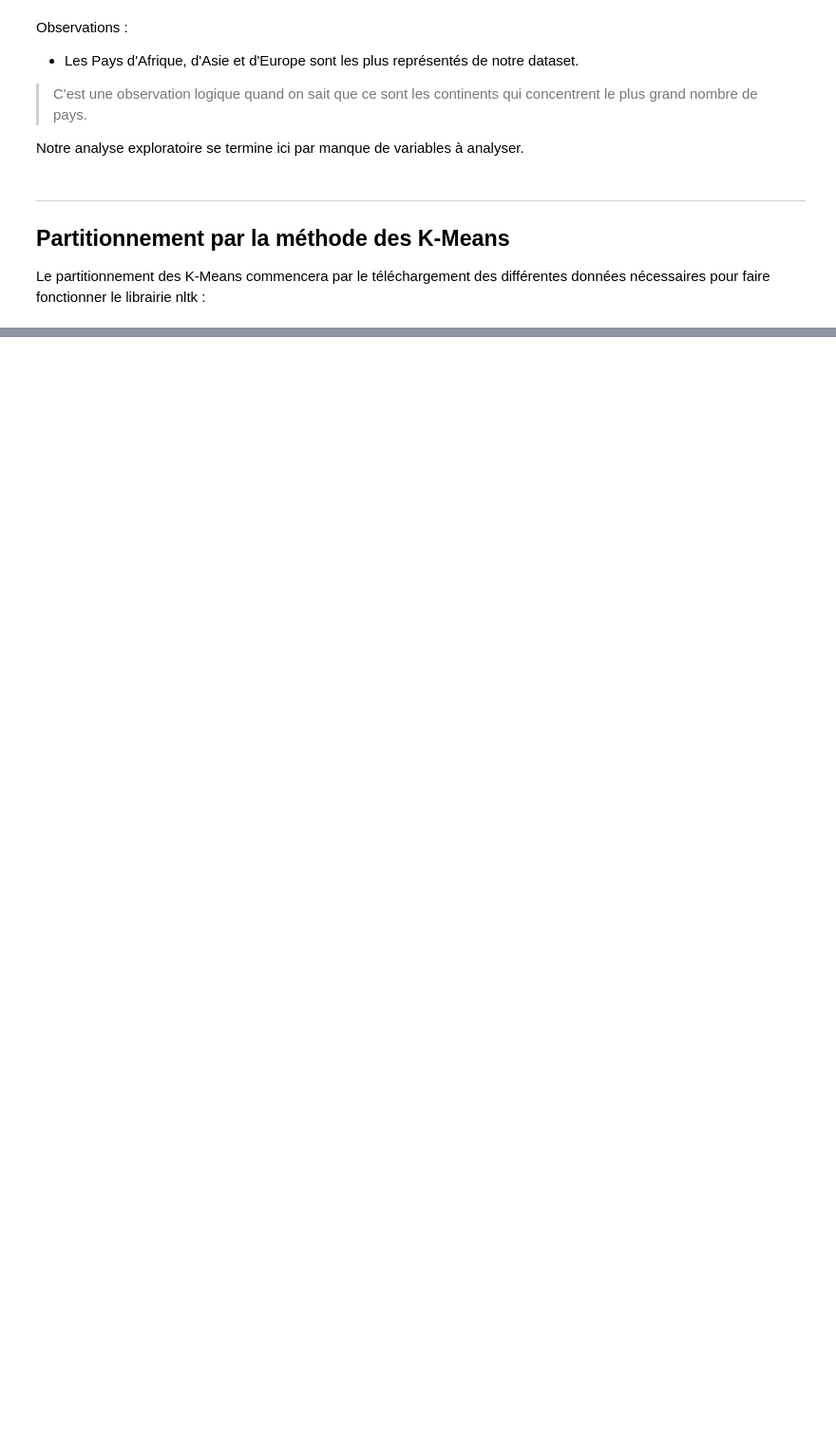
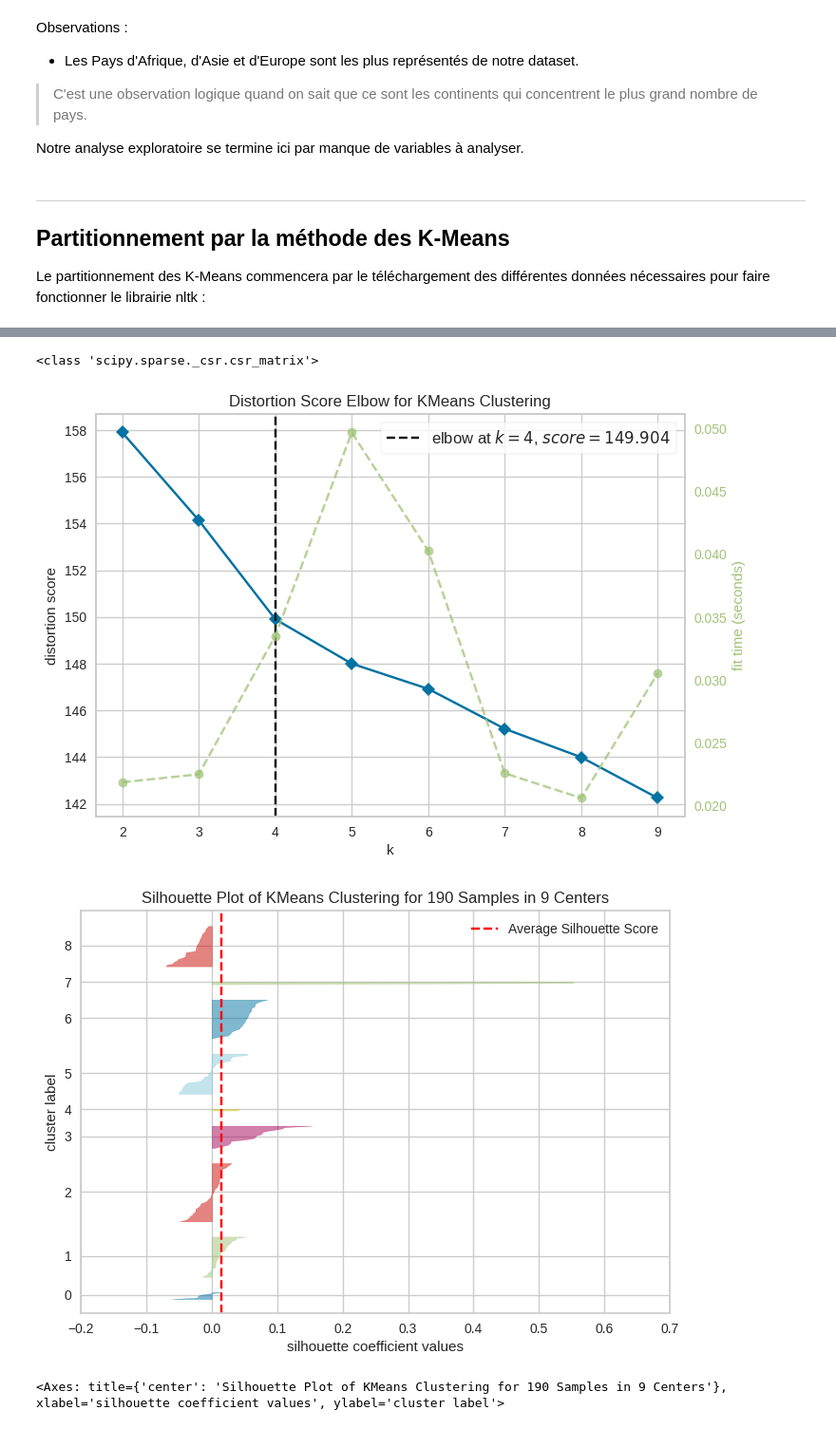
Before and after one commit to Furatus/4MLUP_Anthem, a Jupyter notebook: 4MLUP.ipynb, the cells around one changed output, grey strips where cells are left out. Shown at 95% size. Saved outputs shown, nothing was run; the diff lists cells and outputs as text; code cells hidden in the pictures; blank space fills up the shorter version.

Commit message:
adding kmeans clustering

```diff
--- a/4MLUP.ipynb
+++ b/4MLUP.ipynb
@@ -102,0 +125,44 @@ nltk.download('punkt')
+# %%
+def preprocess_text(text):
+    # Convertir en minuscules
+    text = text.lower()
+    # Supprimer la ponctuation
+    text = ''.join([char for char in text if char.isalpha() or char.isspace()])
+    return text
+
+df_anthem['Anthem'] = df_anthem['Anthem'].apply(preprocess_text)
+# %%
+lemmatizer = WordNetLemmatizer()
+
+def lemmatize_text(text):
+    words = nltk.word_tokenize(text)
+    words = [lemmatizer.lemmatize(word) for word in words]
+    return ' '.join(words)
+
+df_anthem['Anthem'] = df_anthem['Anthem'].apply(lemmatize_text)
+# %%
+tfidf_vectorizer = TfidfVectorizer(max_features=1000)
+X = tfidf_vectorizer.fit_transform(df_anthem['Anthem'])
+# %%
+kmeans = KMeans(n_clusters=3, random_state=42)
+kmeans.fit(X)
+df_anthem['cluster'] = kmeans.labels_
+# %%
+print(type(X))
+
+X_Array = X.toarray()
+
+# Méthode du coude
+visualizer = KElbowVisualizer(kmeans, k=(2,10))
+visualizer.fit(X_Array)
+visualizer.show()
+
+# Méthode silhouette
+visualizer = SilhouetteVisualizer(kmeans, colors='yellowbrick')
+visualizer.fit(X_Array)
+visualizer.show()
+# %% [output]
+<class 'scipy.sparse._csr.csr_matrix'>
+[figure, added]
+[figure, added]
+<Axes: title={'center': 'Silhouette Plot of KMeans Clustering for 190 Samples in 9 Centers'}, xlabel='silhouette coefficient values', ylabel='cluster label'>
```
Also changed, not shown: parts of 6 cells of this notebook.
